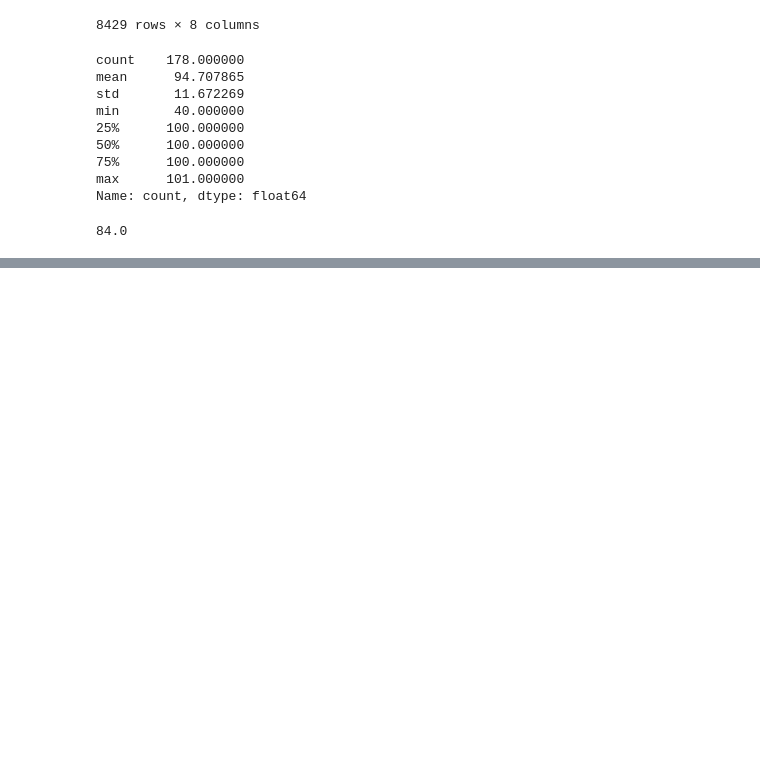
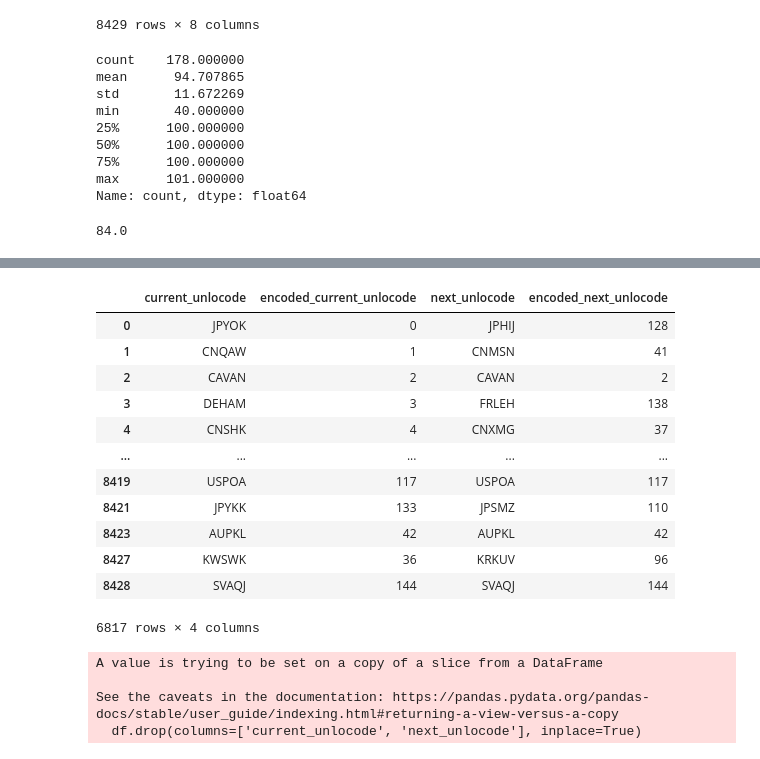
Before and after one commit to SySyAli/ais_port_prediction, a Jupyter notebook: notebooks/random_forest2.ipynb, the cells around one changed output, grey strips where cells are left out. Cells and saved outputs as stored; diff of their text form; code cells hidden in the pictures; blank space fills up the shorter version.

Commit message:
Improving upon Random Forest

```diff
--- a/notebooks/random_forest2.ipynb
+++ b/notebooks/random_forest2.ipynb
@@ -349,0 +309,2 @@ valid_ports_bal_df
+# %%
+df = filtered_bal_df
@@ -350,16 +327,12 @@ valid_ports_bal_df
 # %%
-# from sklearn.preprocessing import LabelEncoder
-# from sklearn.model_selection import train_test_split
-# from sklearn.ensemble import RandomForestClassifier
-# from sklearn.metrics import accuracy_score, classification_report
+from sklearn.preprocessing import LabelEncoder
+from sklearn.model_selection import train_test_split
+from sklearn.ensemble import RandomForestClassifier
+from sklearn.metrics import accuracy_score, classification_report
 
-# # Encode categorical features
-# label_encoders = {}
-# for column in ['placeType', 'placeName', 'countryName', 'vesselType']:
-#     le = LabelEncoder()
-#     df[column] = le.fit_transform(df[column].astype(str))
-#     label_encoders[column] = le
-
-# # Encode the target variable (port name)
-# le_target = LabelEncoder()
-# df['portName_encoded'] = le_target.fit_transform(df['next_place'].astype(str))
+# Encode categorical features
+label_encoders = {}
+for column in ['port_name', 'placeType', 'countryName', 'vesselType']:
+    le = LabelEncoder()
+    df[column] = le.fit_transform(df[column].astype(str))
+    label_encoders[column] = le
@@ -365,0 +360,14 @@ valid_ports_bal_df
+# %%
+# manually map everything to integers for unlocode
+# Combine both columns to find all unique ports
+all_ports = pd.concat([df['current_unlocode'], df['next_unlocode']])
+
+# Create unique identifiers for each port
+unique_ports = all_ports.unique()
+port_to_id = {port: i for i, port in enumerate(unique_ports)}
+
+df['encoded_current_unlocode'] = df['current_unlocode'].map(port_to_id)
+df['encoded_next_unlocode'] = df['next_unlocode'].map(port_to_id)
+
+# Print the first few rows of the DataFrame to verify the encoding
+print(df.head())
@@ -366 +398,25 @@ valid_ports_bal_df
+# %%
+ports = df[['current_unlocode', 'encoded_current_unlocode', 'next_unlocode', 'encoded_next_unlocode']]
+ports
+# %% [output]
+|  | current_unlocode | encoded_current_unlocode | next_unlocode | encoded_next_unlocode |
+| 0 | JPYOK | 0 | JPHIJ | 128 |
+| 1 | CNQAW | 1 | CNMSN | 41 |
+| 2 | CAVAN | 2 | CAVAN | 2 |
+| 3 | DEHAM | 3 | FRLEH | 138 |
+| 4 | CNSHK | 4 | CNXMG | 37 |
+| ... | ... | ... | ... | ... |
+| 8419 | USPOA | 117 | USPOA | 117 |
+| 8421 | JPYKK | 133 | JPSMZ | 110 |
+| 8423 | AUPKL | 42 | AUPKL | 42 |
+| 8427 | KWSWK | 36 | KRKUV | 96 |
+| 8428 | SVAQJ | 144 | SVAQJ | 144 |
+6817 rows × 4 columns
+# %%
+df.drop(columns=['current_unlocode', 'next_unlocode'], inplace=True)
+# %% [output]
+A value is trying to be set on a copy of a slice from a DataFrame
+
+See the caveats in the documentation: https://pandas.pydata.org/pandas-docs/stable/user_guide/indexing.html#returning-a-view-versus-a-copy
+  df.drop(columns=['current_unlocode', 'next_unlocode'], inplace=True)
 # %%
```
Also changed, not shown: parts of 18 cells of this notebook.
